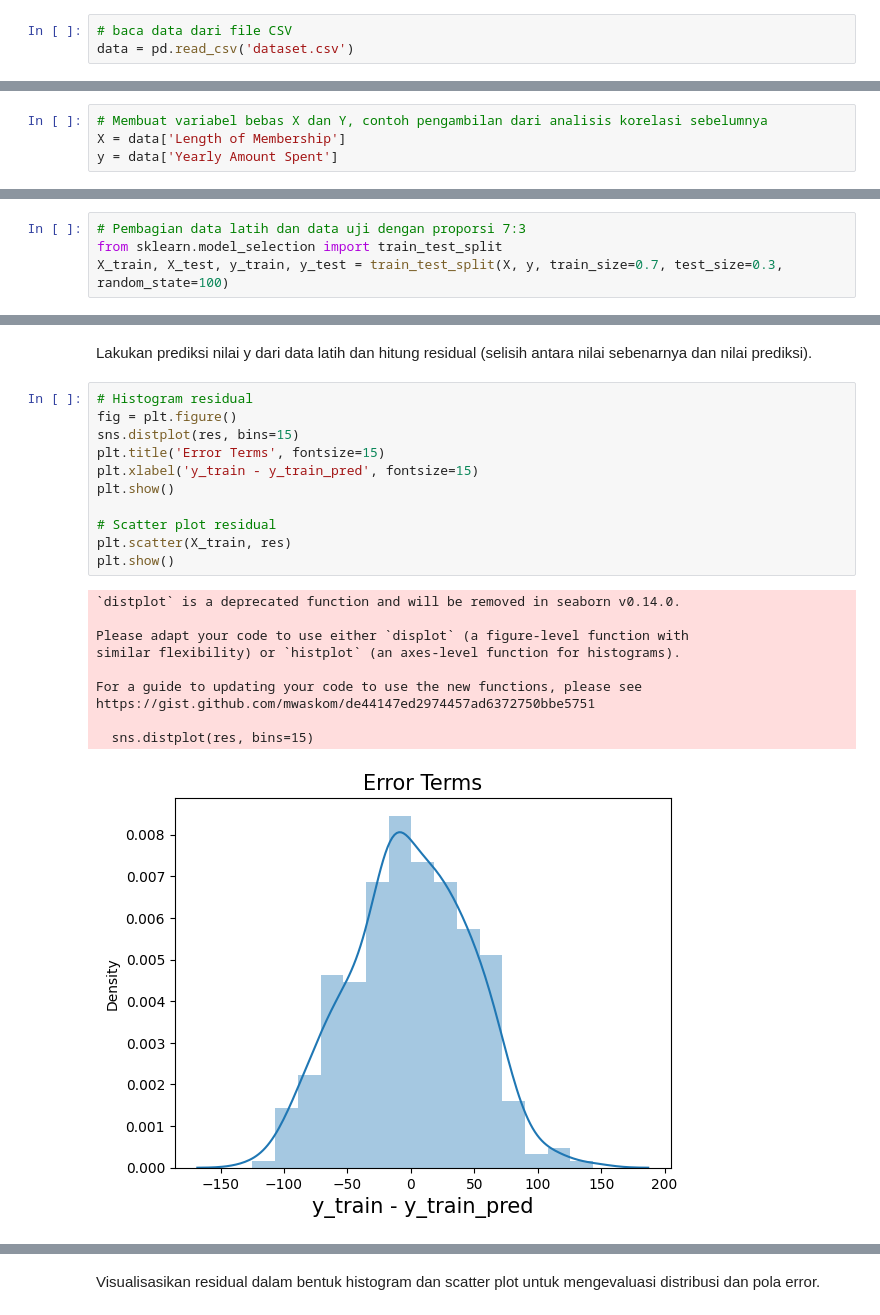
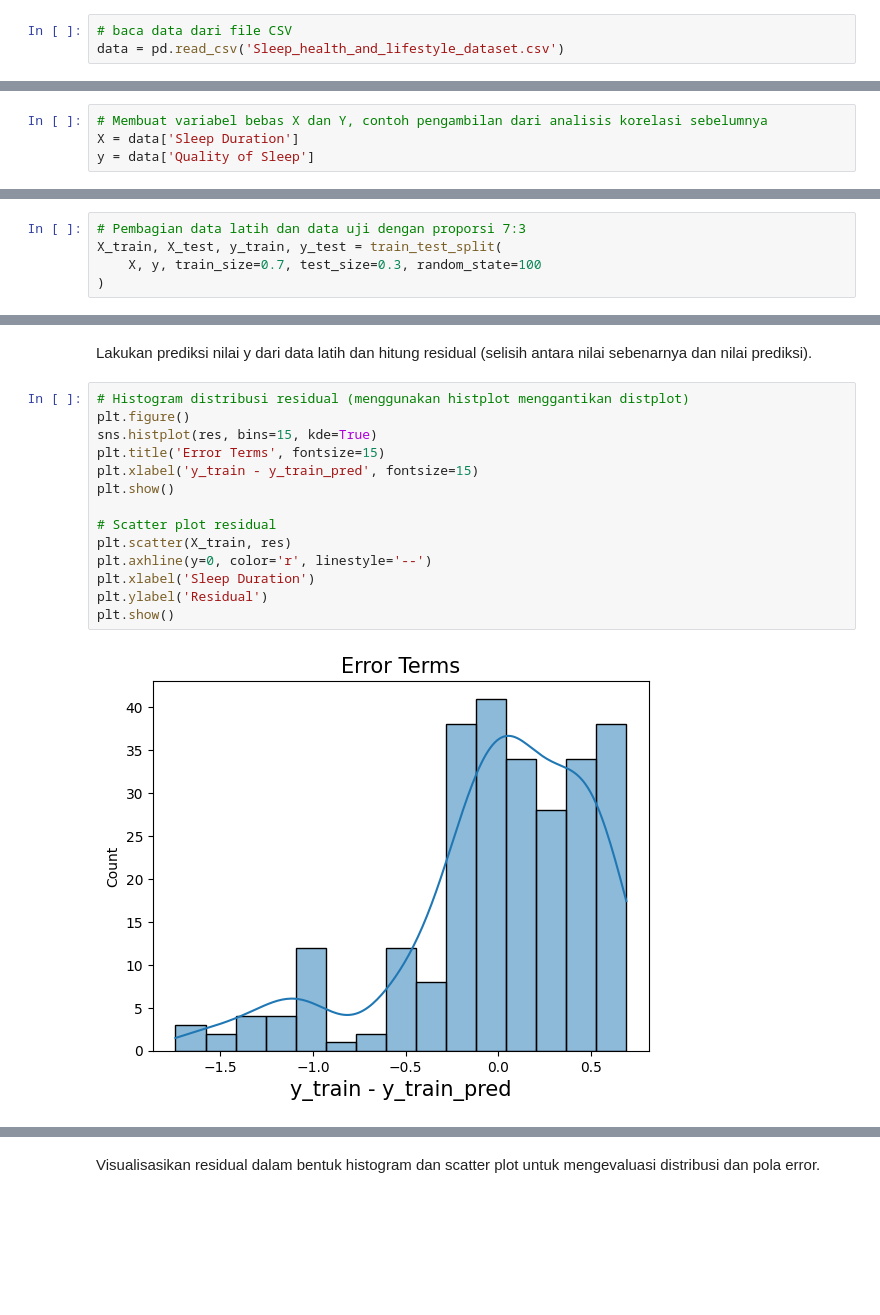
Before and after one commit to Aisyaaswy/Pemrograman_Mesin, a Jupyter notebook: jobsheet_7/praktikum_1.ipynb, the cells around one changed output, grey strips where cells are left out. Drawn from its saved outputs; the diff is of its cells as text; blank space fills up the shorter version.

```diff
--- a/jobsheet_7/praktikum_1.ipynb
+++ b/jobsheet_7/praktikum_1.ipynb
@@ -16,7 +16,7 @@ Import library NumPy dan Pandas yang digunakan untuk manipulasi data.
 ## **Langkah 3: Baca Data**
 # %%
 # baca data dari file CSV
-data = pd.read_csv('dataset.csv')
+data = pd.read_csv('Sleep_health_and_lifestyle_dataset.csv')
 # %% [markdown]
 Baca data dari file CSV dengan menggunakan Pandas.
 # %% [markdown]
@@ -87,13 +104,14 @@ plt.show()
 # %%
 # Membuat variabel bebas X dan Y, contoh pengambilan dari analisis korelasi sebelumnya
-X = data['Length of Membership']
-y = data['Yearly Amount Spent']
+X = data['Sleep Duration']
+y = data['Quality of Sleep']
 # %% [markdown]
 Pisahkan variabel bebas (X) dan variabel target (y).
 # %%
 # Pembagian data latih dan data uji dengan proporsi 7:3
-from sklearn.model_selection import train_test_split
-X_train, X_test, y_train, y_test = train_test_split(X, y, train_size=0.7, test_size=0.3, random_state=100)
+X_train, X_test, y_train, y_test = train_test_split(
+    X, y, train_size=0.7, test_size=0.3, random_state=100
+)
 # %% [markdown]
 - Bagi data menjadi data latih (70%) dan data uji (30%) menggunakan train_test_split.
 
@@ -125,24 +164,18 @@ res = (y_train - y_train_pred)
 
 Lakukan prediksi nilai y dari data latih dan hitung residual (selisih antara nilai sebenarnya dan nilai prediksi).
 # %%
-# Histogram residual
-fig = plt.figure()
-sns.distplot(res, bins=15)
+# Histogram distribusi residual (menggunakan histplot menggantikan distplot)
+plt.figure()
+sns.histplot(res, bins=15, kde=True)
 plt.title('Error Terms', fontsize=15)
 plt.xlabel('y_train - y_train_pred', fontsize=15)
 plt.show()
 
 # Scatter plot residual
 plt.scatter(X_train, res)
+plt.axhline(y=0, color='r', linestyle='--')
+plt.xlabel('Sleep Duration')
+plt.ylabel('Residual')
 plt.show()
 # %% [output]
-`distplot` is a deprecated function and will be removed in seaborn v0.14.0.
-
-Please adapt your code to use either `displot` (a figure-level function with
-similar flexibility) or `histplot` (an axes-level function for histograms).
-
-For a guide to updating your code to use the new functions, please see
-https://gist.github.com/mwaskom/de44147ed2974457ad6372750bbe5751
-
-  sns.distplot(res, bins=15)
-[figure, old version]
+[figure, new version]
```
Also changed, not shown: parts of 10 cells of this notebook.
